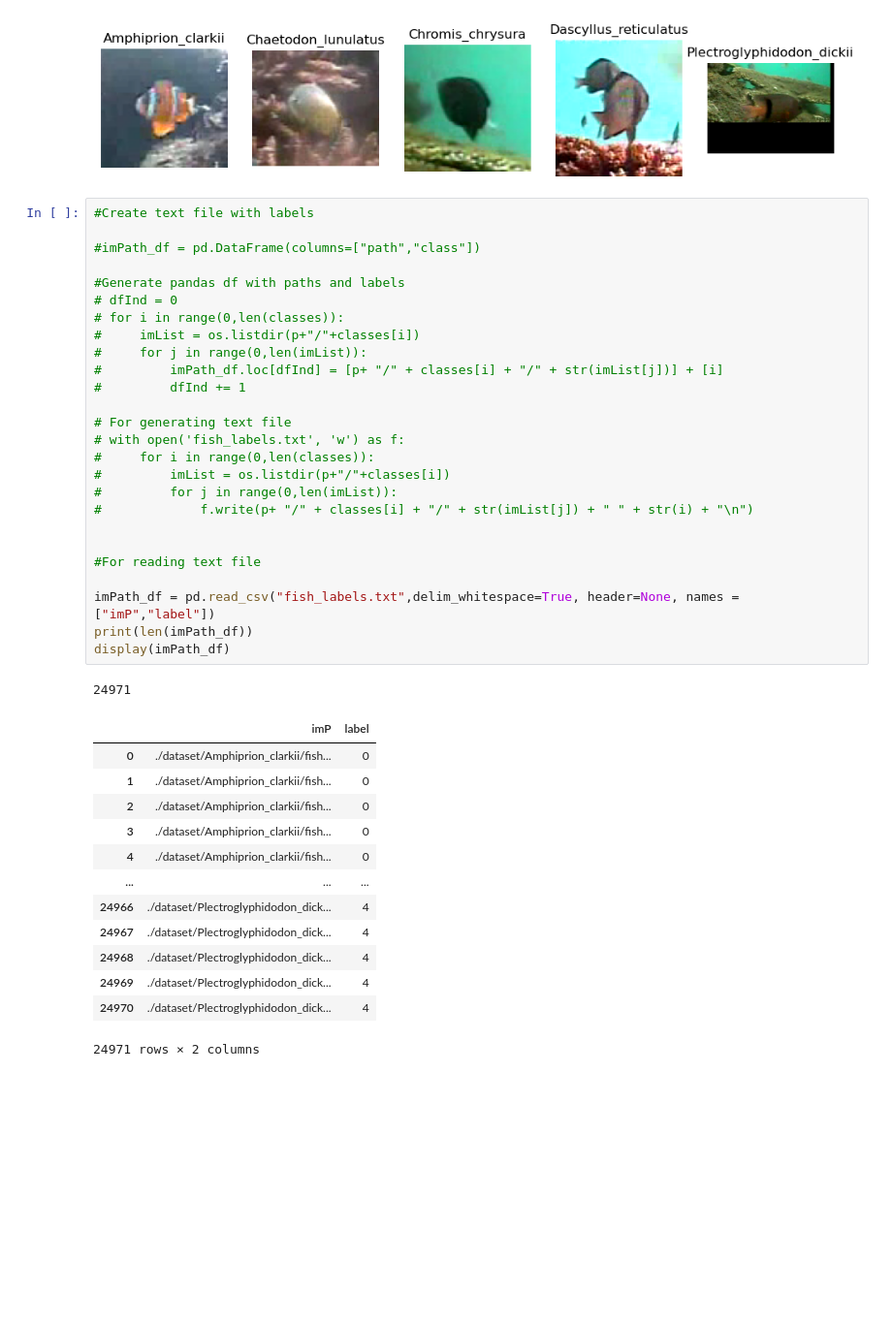
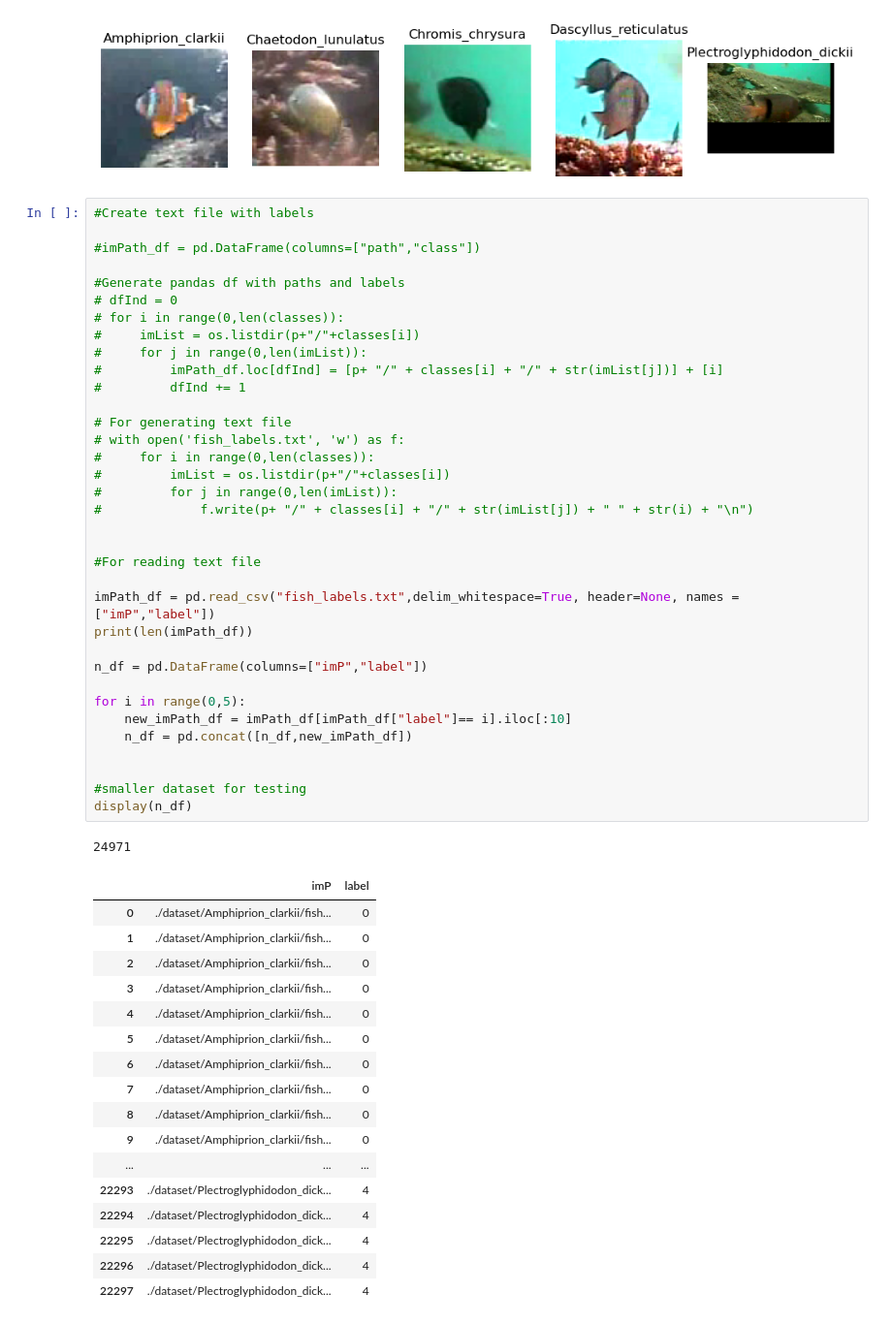
Before and after one commit to oakleighw/bigDataAnn_fishClassifier, a Jupyter notebook: big_data_main.ipynb, the cells around one changed output. Shown at 97% size. Saved outputs shown, nothing was run; the diff lists cells and outputs as text; blank space fills up the shorter version.

```diff
--- a/big_data_main.ipynb
+++ b/big_data_main.ipynb
@@ -48,41 +48,54 @@ for i in range(0,len(classes)):
 #imPath_df = pd.DataFrame(columns=["path","class"])
 
 #Generate pandas df with paths and labels
 # dfInd = 0
 # for i in range(0,len(classes)):
 #     imList = os.listdir(p+"/"+classes[i])
 #     for j in range(0,len(imList)):
 #         imPath_df.loc[dfInd] = [p+ "/" + classes[i] + "/" + str(imList[j])] + [i]
 #         dfInd += 1
 
 # For generating text file
 # with open('fish_labels.txt', 'w') as f:
 #     for i in range(0,len(classes)):
 #         imList = os.listdir(p+"/"+classes[i])
 #         for j in range(0,len(imList)):
 #             f.write(p+ "/" + classes[i] + "/" + str(imList[j]) + " " + str(i) + "\n")
 
 
 #For reading text file
 
 imPath_df = pd.read_csv("fish_labels.txt",delim_whitespace=True, header=None, names = ["imP","label"])
 print(len(imPath_df))
-display(imPath_df)
+
+n_df = pd.DataFrame(columns=["imP","label"])
+
+for i in range(0,5):
+    new_imPath_df = imPath_df[imPath_df["label"]== i].iloc[:10]
+    n_df = pd.concat([n_df,new_imPath_df])
+
+
+#smaller dataset for testing
+display(n_df)
 # %% [output]
 24971
 |  | imP | label |
 | 0 | ./dataset/Amphiprion_clarkii/fish... | 0 |
 | 1 | ./dataset/Amphiprion_clarkii/fish... | 0 |
 | 2 | ./dataset/Amphiprion_clarkii/fish... | 0 |
 | 3 | ./dataset/Amphiprion_clarkii/fish... | 0 |
 | 4 | ./dataset/Amphiprion_clarkii/fish... | 0 |
+| 5 | ./dataset/Amphiprion_clarkii/fish... | 0 |
+| 6 | ./dataset/Amphiprion_clarkii/fish... | 0 |
+| 7 | ./dataset/Amphiprion_clarkii/fish... | 0 |
+| 8 | ./dataset/Amphiprion_clarkii/fish... | 0 |
+| 9 | ./dataset/Amphiprion_clarkii/fish... | 0 |
 | ... | ... | ... |
-| 24966 | ./dataset/Plectroglyphidodon_dick... | 4 |
-| 24967 | ./dataset/Plectroglyphidodon_dick... | 4 |
-| 24968 | ./dataset/Plectroglyphidodon_dick... | 4 |
-| 24969 | ./dataset/Plectroglyphidodon_dick... | 4 |
-| 24970 | ./dataset/Plectroglyphidodon_dick... | 4 |
+| 22293 | ./dataset/Plectroglyphidodon_dick... | 4 |
+| 22294 | ./dataset/Plectroglyphidodon_dick... | 4 |
+| 22295 | ./dataset/Plectroglyphidodon_dick... | 4 |
+| 22296 | ./dataset/Plectroglyphidodon_dick... | 4 |
+| 22297 | ./dataset/Plectroglyphidodon_dick... | 4 |
-24971 rows × 2 columns
 # %%
 #https://stackoverflow.com/questions/75286974/build-tensorflow-dataset-of-images-from-path-list
 import numpy as np
```
Also changed, not shown: parts of 7 cells of this notebook.
